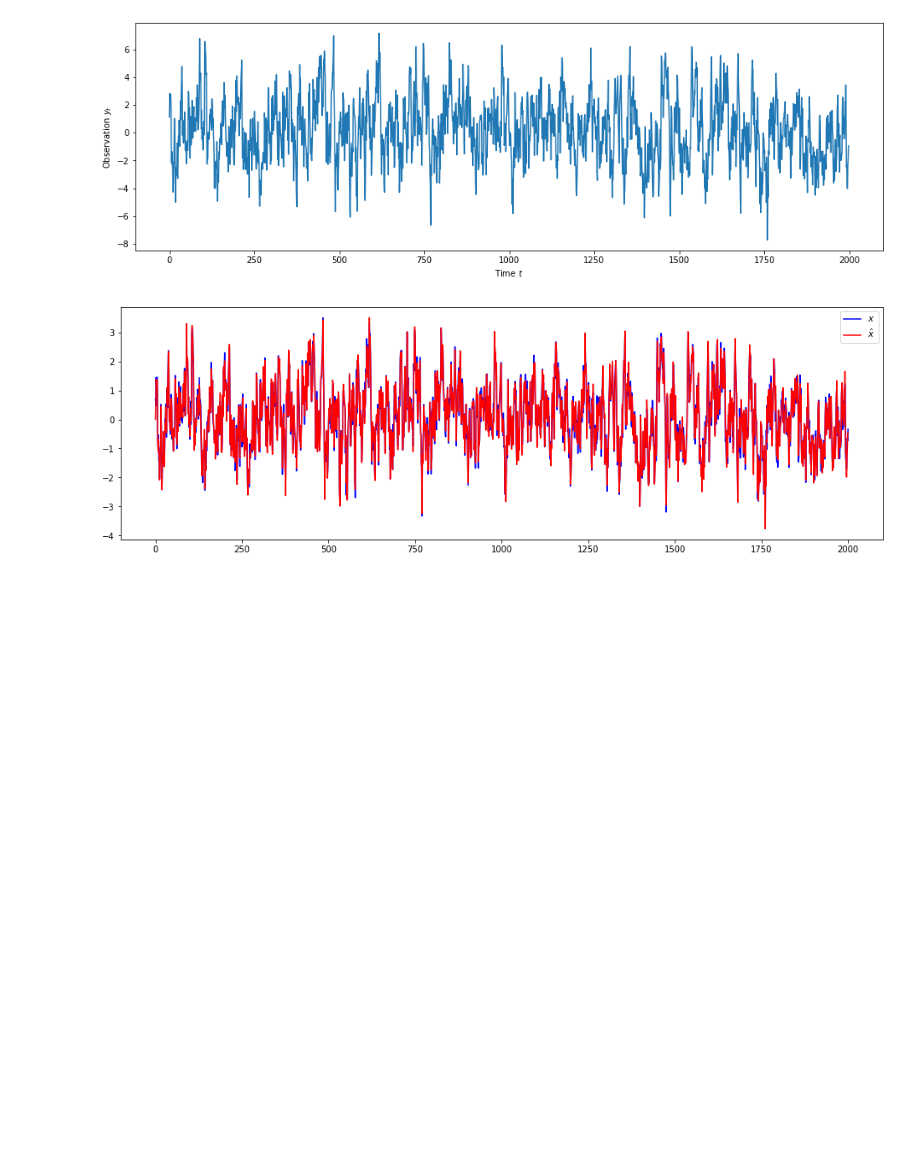
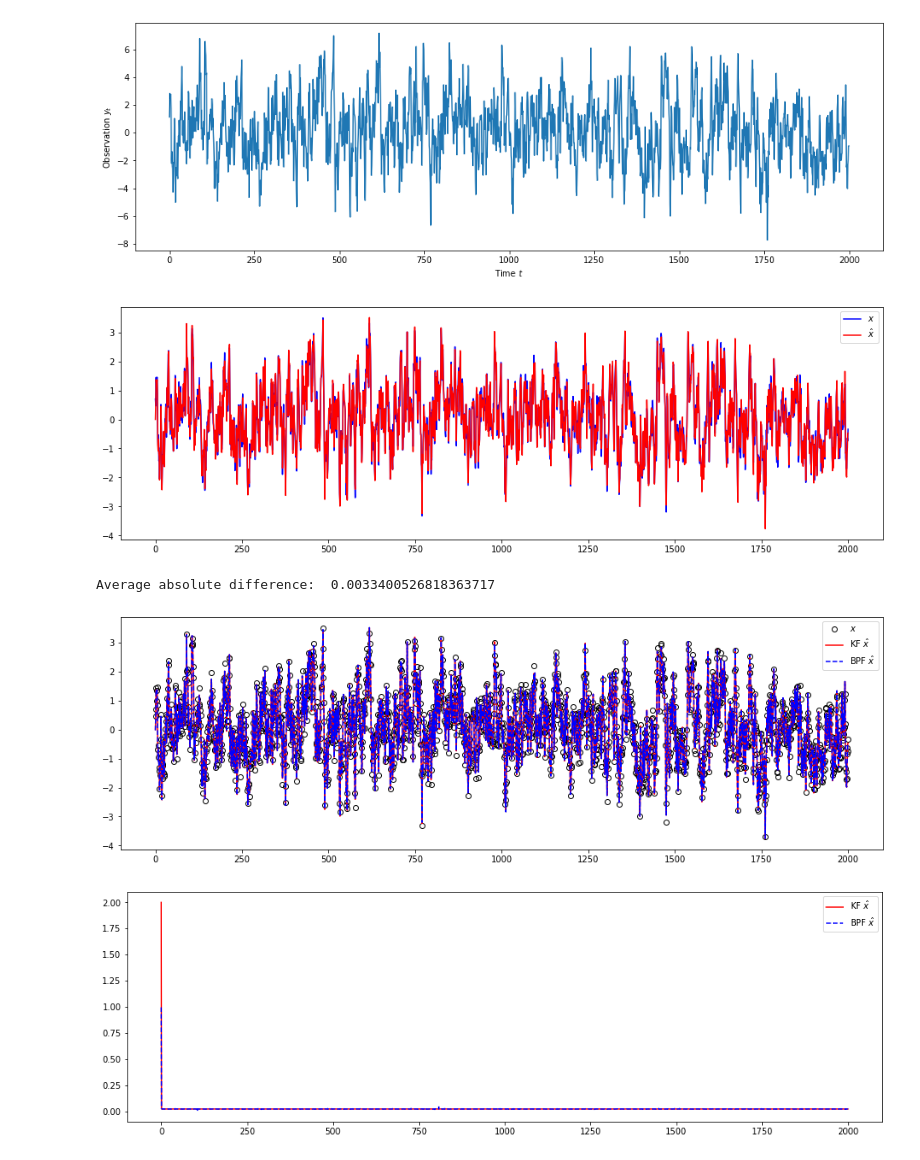
Before and after one commit to marcusklasson/smc_methods, a Jupyter notebook: homework/h2.ipynb, the cells around one changed output. Cells and saved outputs as stored; diff of their text form; code cells hidden in the pictures; blank space fills up the shorter version.

Commit message:
Added computation of bpf variance

```diff
--- a/homework/h2.ipynb
+++ b/homework/h2.ipynb
@@ -76,7 +76,7 @@ def bootstrap_particle_filter(y, N, theta, resampling_type='multinomial'):
 
     x[0, :] = np.random.normal(0.0, 1.0, size=N)
     w[0, :] = np.ones(N) / N
-    ancestors[:, 0] = range(N)
+    ancestors[0, :] = range(N)
 
     for t in range(1, T+1):
 
@@ -123,9 +123,30 @@ A=0.8; C=2.0; Q=0.5; R=0.1; P0=2.0
 means_kf, cov_kf = kalman_filter(y, A, C, Q, R, P0)
 # Run bootstrap particle filter
 theta = [A, C, Q, R]
-N = 100
+N = 5000
 x_bpf, w_bpf, ancestors = bootstrap_particle_filter(y, N, theta, resampling_type='multinomial')
-
-# Compute BPF mean and variance
-means_bpf = np.sum(x_bpf * w_bpf, axis=-1)
-cov_bpf =
+# %%
+# Compute BPF mean and variance
+# See Eq. 13 in http://user.it.uu.se/~thosc112/pubpdf/schongk2011.pdf
+means_bpf = np.sum(x_bpf * w_bpf, axis=-1)
+cov_bpf = np.sum( (x_bpf - means_bpf[:,None])**2 * w_bpf, axis=-1)
+adiff = np.mean(np.abs(means_kf - means_bpf))
+print("Average absolute difference: ", adiff)
+# %% [output]
+Average absolute difference:  0.0033400526818363717
+# %%
+fig, ax = plt.subplots(figsize=(16, 5))
+ax.plot(x, 'ko', label='$x$', fillstyle='none')
+ax.plot(means_kf, 'r-', label='KF $\hat{x}$')
+ax.plot(means_bpf, 'b--', label='BPF $\hat{x}$')
+ax.legend()
+
+fig, ax = plt.subplots(figsize=(16, 5))
+#ax.plot(x, 'ko', label='$x$', fillstyle='none')
+ax.plot(cov_kf, 'r-', label='KF $\hat{x}$')
+ax.plot(cov_bpf, 'b--', label='BPF $\hat{x}$')
+ax.legend()
+plt.show()
+# %% [output]
+[figure, added]
+[figure, added]
```
Also changed, not shown: parts of 1 cell of this notebook.
